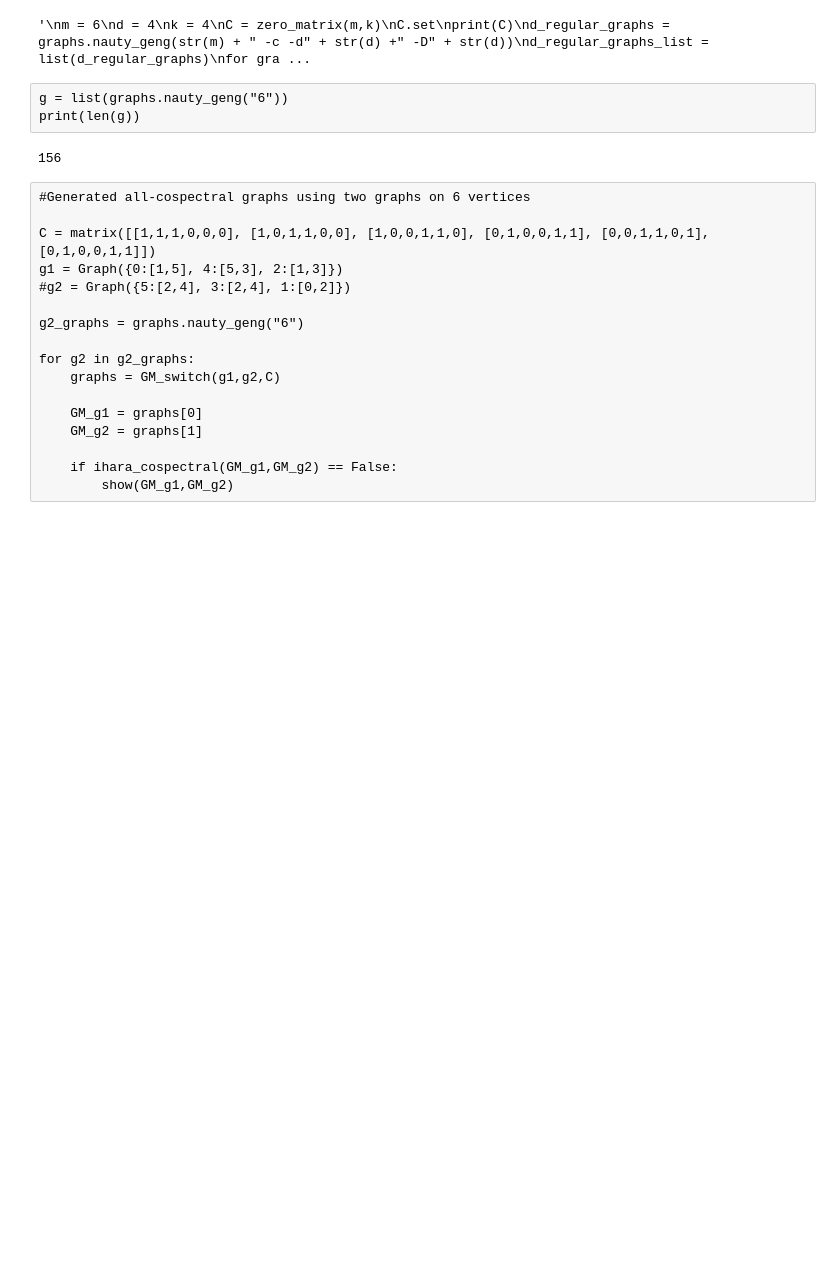
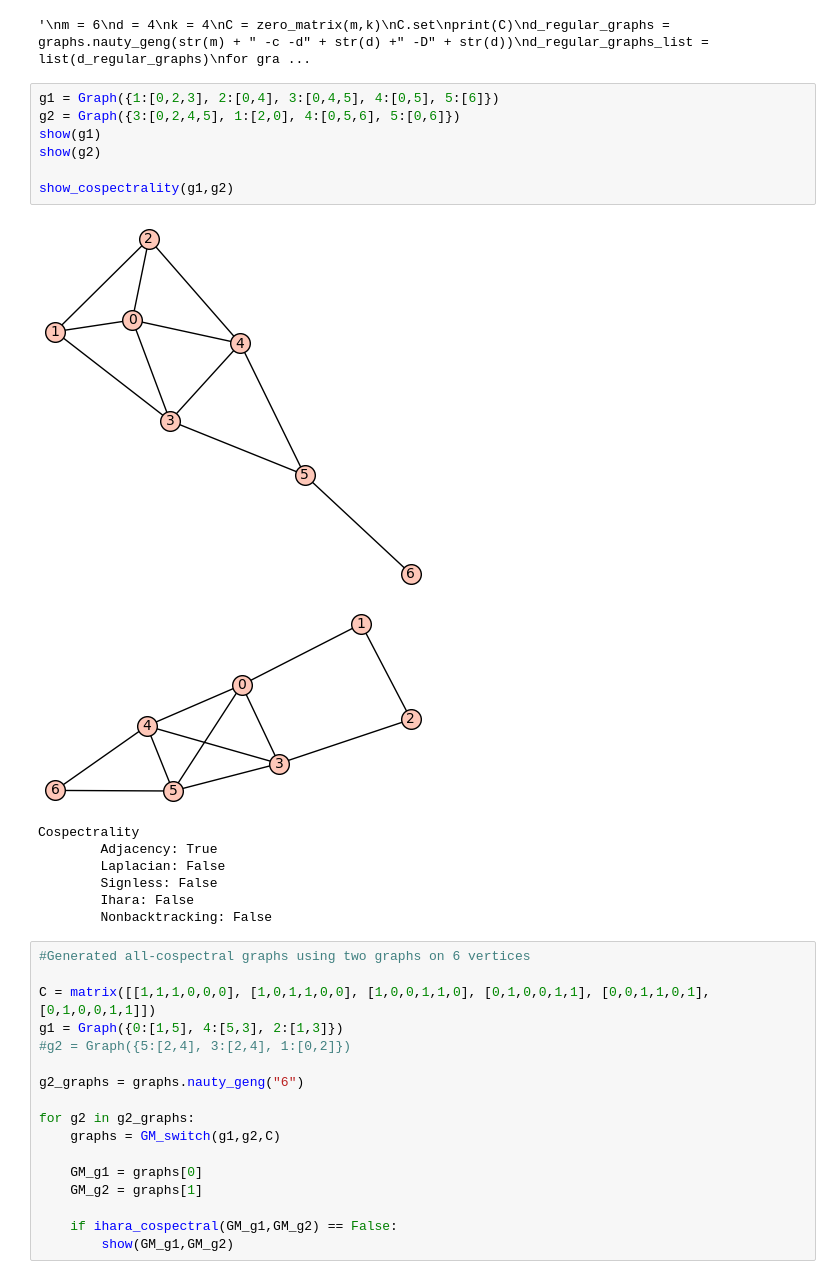
Before and after one commit to davizacheu/Spectral-Graph-Theory-Research, a Jupyter notebook: NB_Functions.ipynb, the cells around one changed output. Cells and saved outputs as stored; diff of their text form; blank space fills up the shorter version.

```diff
--- a/NB_Functions.ipynb
+++ b/NB_Functions.ipynb
@@ -254,10 +287,21 @@ for g1 in d_regular_graphs_list:
 # %% [output]
 '\nm = 6\nd = 4\nk = 4\nC = zero_matrix(m,k)\nC.set\nprint(C)\nd_regular_graphs = graphs.nauty_geng(str(m) + " -c -d" + str(d) +" -D" + str(d))\nd_regular_graphs_list = list(d_regular_graphs)\nfor gra ...
 # %%
-g = list(graphs.nauty_geng("6"))
-print(len(g))
+g1 = Graph({1:[0,2,3], 2:[0,4], 3:[0,4,5], 4:[0,5], 5:[6]})
+g2 = Graph({3:[0,2,4,5], 1:[2,0], 4:[0,5,6], 5:[0,6]})
+show(g1)
+show(g2)
+
+show_cospectrality(g1,g2)
 # %% [output]
+[figure, added]
+[figure, added]
-156
+Cospectrality
+        Adjacency: True
+        Laplacian: False
+        Signless: False
+        Ihara: False
+        Nonbacktracking: False
 # %%
 #Generated all-cospectral graphs using two graphs on 6 vertices
 
```
Also changed, not shown: parts of 2 cells of this notebook.
